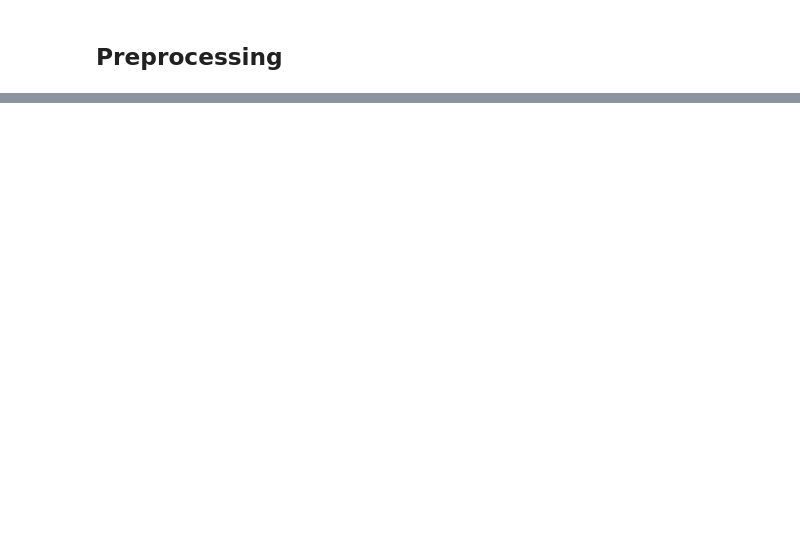
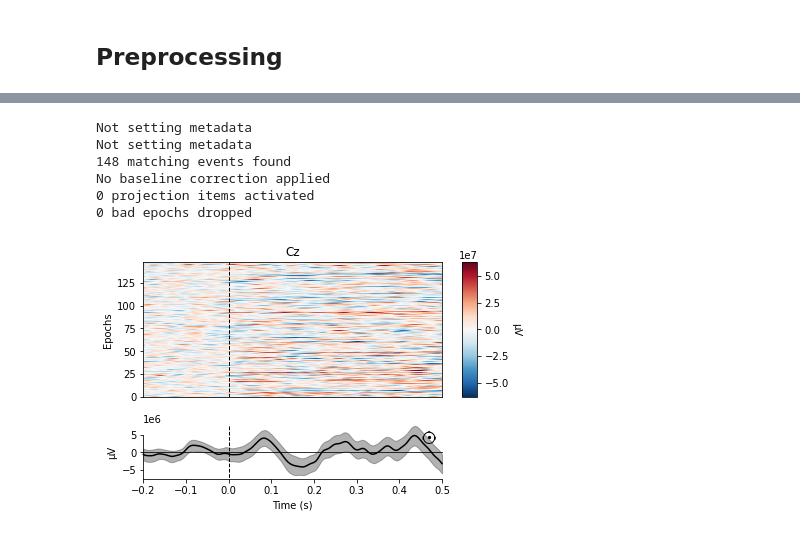
Before and after one commit to esbenkc/P300-Tweaks, a Jupyter notebook: src/mne/mne-viz.ipynb, the cells around one changed output, grey strips where cells are left out. Saved outputs shown, nothing was run; the diff lists cells and outputs as text; code cells hidden in the pictures; blank space fills up the shorter version.

```diff
--- a/src/mne/mne-viz.ipynb
+++ b/src/mne/mne-viz.ipynb
@@ -115,0 +132,10 @@ Event IDs: [1]
+# %%
+_=notarget_epochs.plot_image(picks='Cz')
+# %% [output]
+Not setting metadata
+Not setting metadata
+148 matching events found
+No baseline correction applied
+0 projection items activated
+0 bad epochs dropped
+[figure, added]
```
Also changed, not shown: parts of 19 cells of this notebook, 6 other files.
